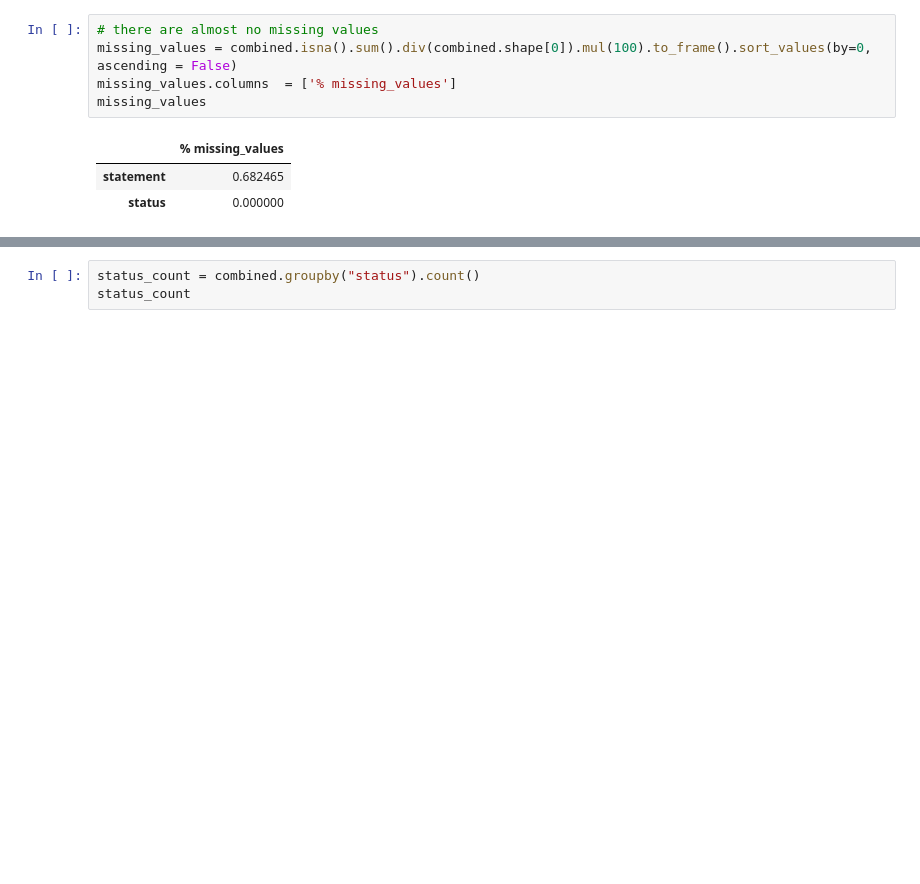
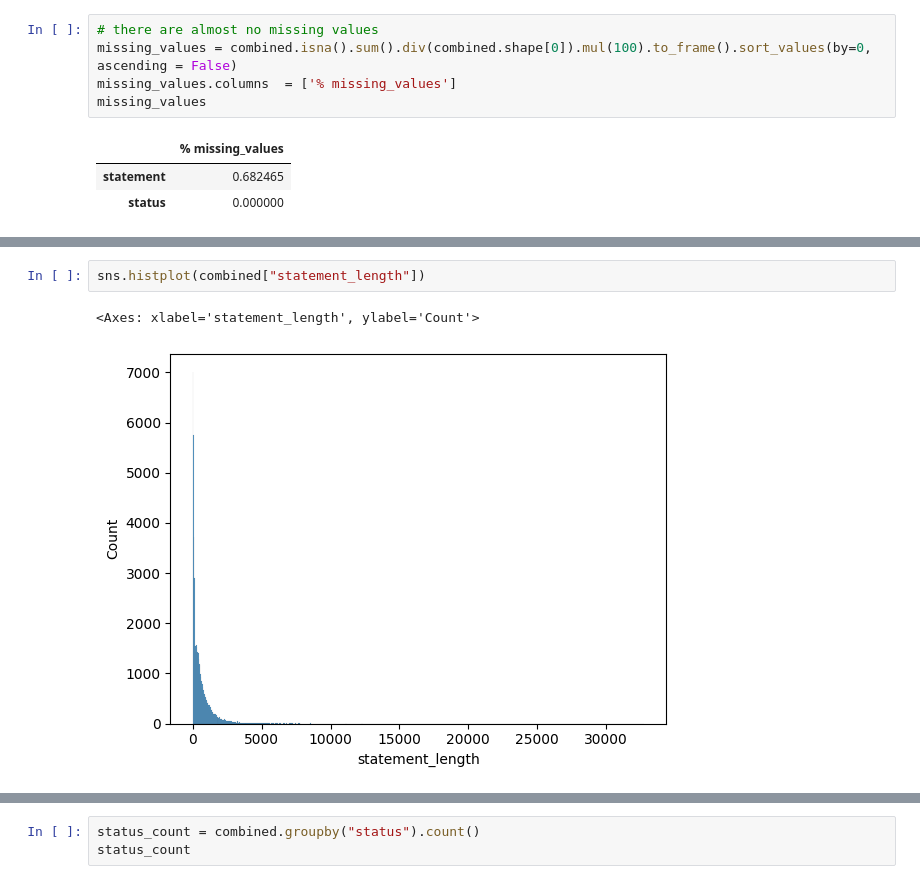
Before and after one commit to Mike812/kaggle, a Jupyter notebook: mental_health/MentalHealth.ipynb, the cells around one changed output, grey strips where cells are left out. Saved outputs shown, nothing was run; the diff lists cells and outputs as text; blank space fills up the shorter version.

```diff
--- a/mental_health/MentalHealth.ipynb
+++ b/mental_health/MentalHealth.ipynb
@@ -54,0 +71,5 @@ missing_values
+# %%
+sns.histplot(combined["statement_length"])
+# %% [output]
+<Axes: xlabel='statement_length', ylabel='Count'>
+[figure, added]
```
Also changed, not shown: parts of 17 cells of this notebook, 10 other files.
